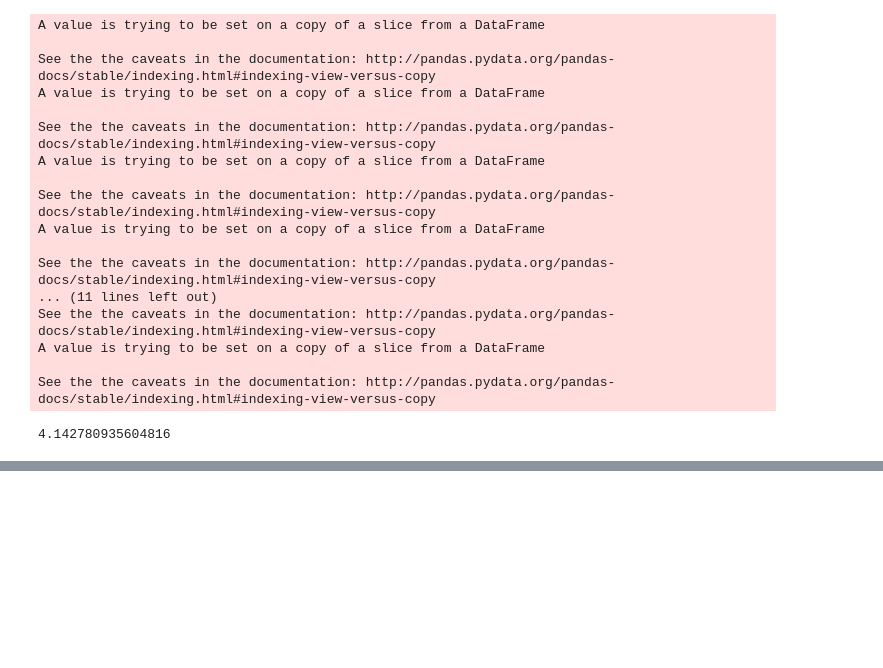
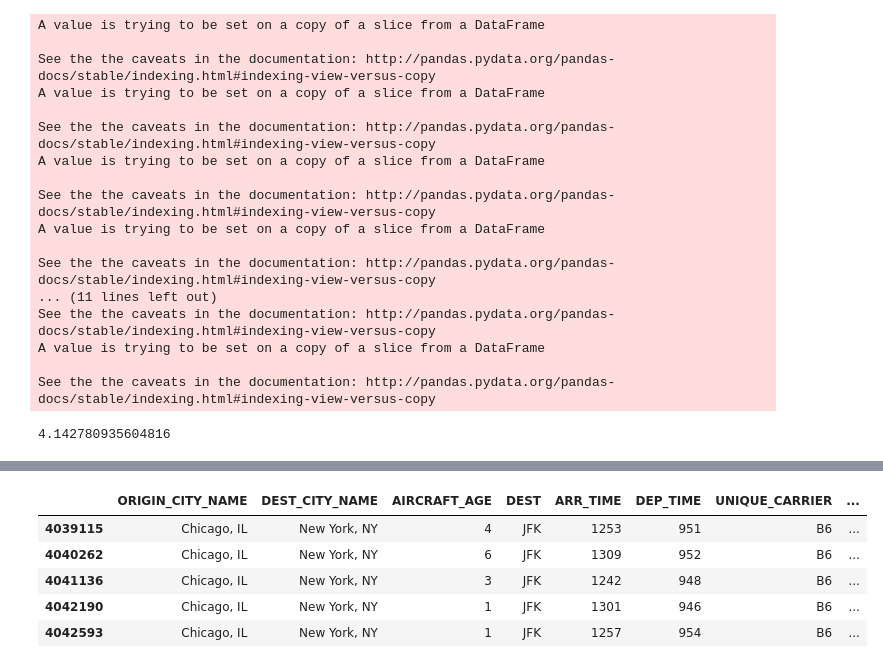
Before and after one commit to LeonhardFS/flightbbq, a Jupyter notebook: LinearModel_Prediction.ipynb, the cells around one changed output, grey strips where cells are left out. Saved outputs shown, nothing was run; the diff lists cells and outputs as text; code cells hidden in the pictures; blank space fills up the shorter version.

```diff
--- a/LinearModel_Prediction.ipynb
+++ b/LinearModel_Prediction.ipynb
@@ -229,0 +238,9 @@ NameError: name 'distance' is not defined
+# %%
+db.head()
+# %% [output]
+|  | ORIGIN_CITY_NAME | DEST_CITY_NAME | AIRCRAFT_AGE | DEST | ARR_TIME | DEP_TIME | UNIQUE_CARRIER | ... |
+| 4039115 | Chicago, IL | New York, NY | 4 | JFK | 1253 | 951 | B6 | ... |
+| 4040262 | Chicago, IL | New York, NY | 6 | JFK | 1309 | 952 | B6 | ... |
+| 4041136 | Chicago, IL | New York, NY | 3 | JFK | 1242 | 948 | B6 | ... |
+| 4042190 | Chicago, IL | New York, NY | 1 | JFK | 1301 | 946 | B6 | ... |
+| 4042593 | Chicago, IL | New York, NY | 1 | JFK | 1257 | 954 | B6 | ... |
```
Also changed, not shown: parts of 17 cells of this notebook, 1 other file.
